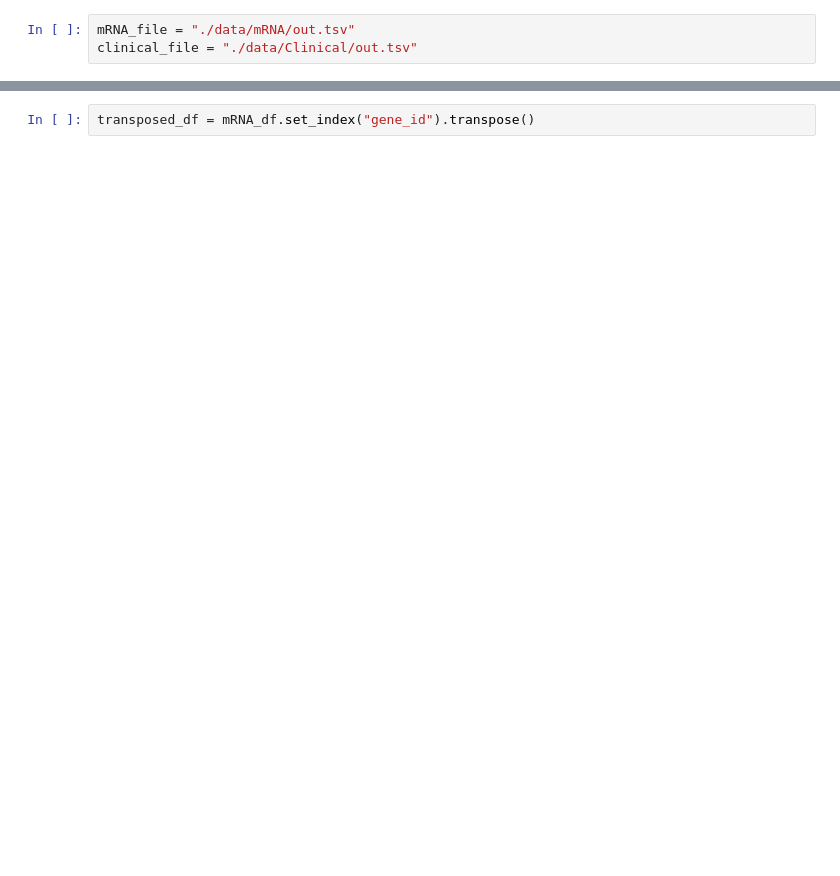
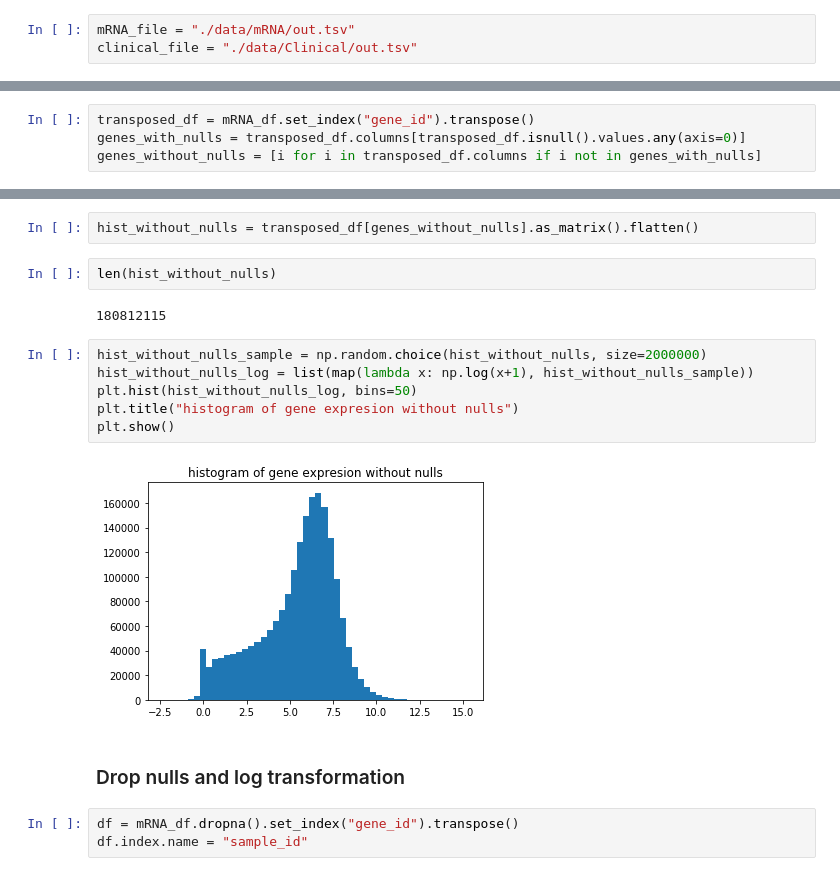
Before and after one commit to jvivian/DeepTCGA, a Jupyter notebook: Preprocessing.ipynb, the cells around one changed output, grey strips where cells are left out. Drawn from its saved outputs; the diff is of its cells as text; blank space fills up the shorter version.

Commit message:
drop null and log transform mRNA data

```diff
--- a/Preprocessing.ipynb
+++ b/Preprocessing.ipynb
@@ -24,0 +27,4 @@ mRNA_df.transpose().dropna().shape
+# %%
+transposed_df = mRNA_df.set_index("gene_id").transpose()
+genes_with_nulls = transposed_df.columns[transposed_df.isnull().values.any(axis=0)]
+genes_without_nulls = [i for i in transposed_df.columns if i not in genes_with_nulls]
@@ -25,2 +68,19 @@ mRNA_df.transpose().dropna().shape
+# %%
+hist_without_nulls = transposed_df[genes_without_nulls].as_matrix().flatten()
+# %%
+len(hist_without_nulls)
+# %% [output]
+180812115
+# %%
+hist_without_nulls_sample = np.random.choice(hist_without_nulls, size=2000000)
+hist_without_nulls_log = list(map(lambda x: np.log(x+1), hist_without_nulls_sample))
+plt.hist(hist_without_nulls_log, bins=50)
+plt.title("histogram of gene expresion without nulls")
+plt.show()
+# %% [output]
+[figure, added]
+# %% [markdown]
+### Drop nulls and log transformation
 # %%
-transposed_df = mRNA_df.set_index("gene_id").transpose()
+df = mRNA_df.dropna().set_index("gene_id").transpose()
+df.index.name = "sample_id"
```
Also changed, not shown: parts of 21 cells of this notebook.
